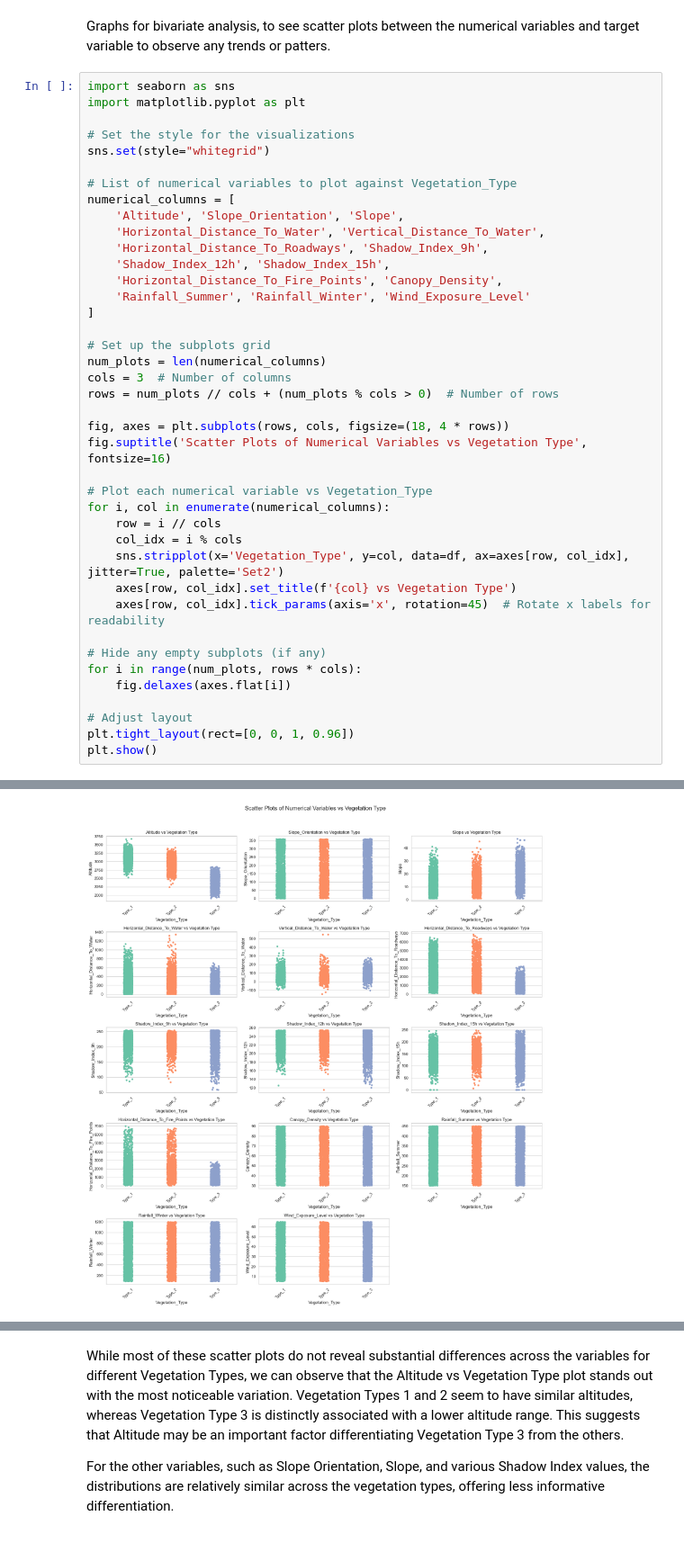
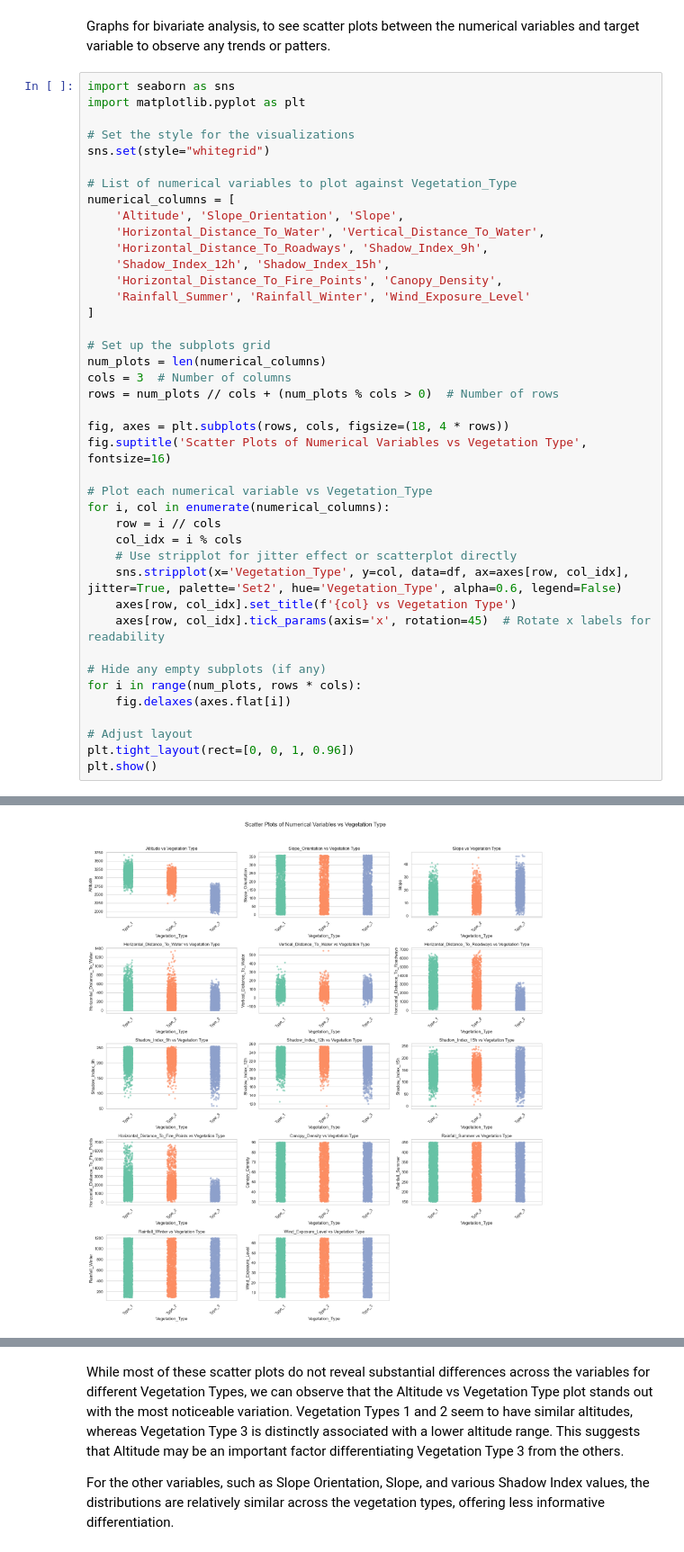
Before and after one commit to larsvdg/APRAU, a Jupyter notebook: Assignment.ipynb, the cells around one changed output, grey strips where cells are left out. Shown at 90% size. Cells and saved outputs as stored; diff of their text form.

```diff
--- a/Assignment.ipynb
+++ b/Assignment.ipynb
@@ -199,7 +188,8 @@ fig.suptitle('Scatter Plots of Numerical Variables vs Vegetation Type', fontsize
 for i, col in enumerate(numerical_columns):
     row = i // cols
     col_idx = i % cols
-    sns.stripplot(x='Vegetation_Type', y=col, data=df, ax=axes[row, col_idx], jitter=True, palette='Set2')
+    # Use stripplot for jitter effect or scatterplot directly
+    sns.stripplot(x='Vegetation_Type', y=col, data=df, ax=axes[row, col_idx], jitter=True, palette='Set2', hue='Vegetation_Type', alpha=0.6, legend=False)
     axes[row, col_idx].set_title(f'{col} vs Vegetation Type')
     axes[row, col_idx].tick_params(axis='x', rotation=45)  # Rotate x labels for readability
 
@@ -231 +204 @@ Passing `palette` without assigning `hue` is deprecated and will be removed in v
-[figure, old version]
+[figure, new version]
```
Also changed, not shown: parts of 10 cells of this notebook.
